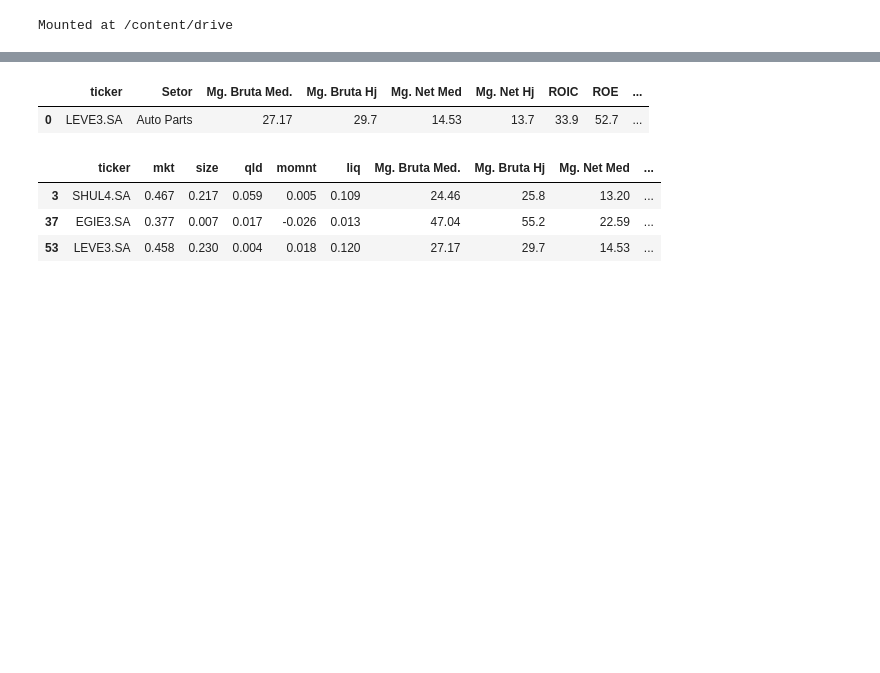
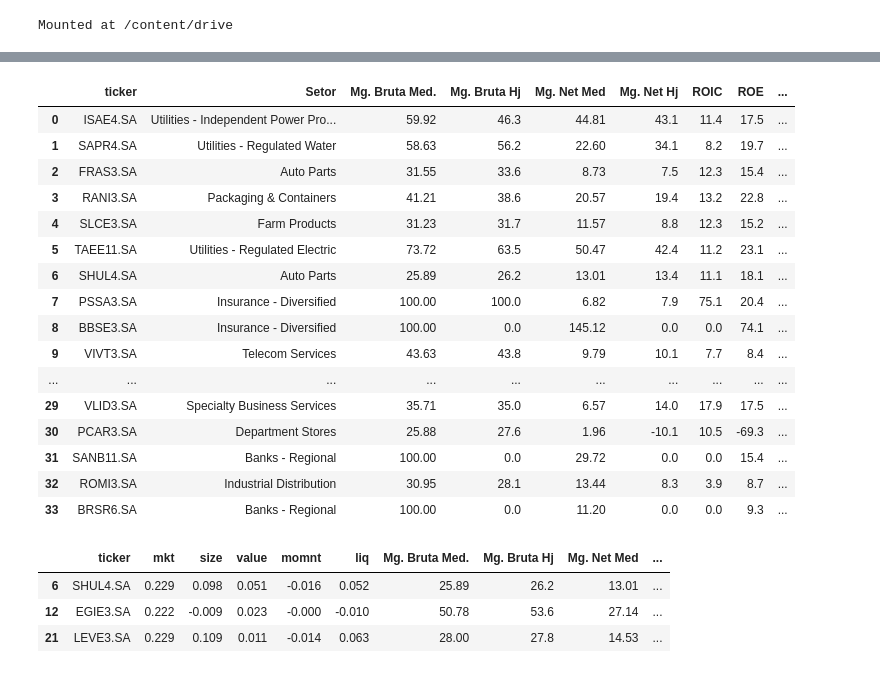
Before and after one commit to vinicius-vargas/robust-market-screener, a Jupyter notebook: stock_valuation.ipynb, the cells around one changed output, grey strips where cells are left out. Drawn from its saved outputs; the diff is of its cells as text; code cells hidden in the pictures; blank space fills up the shorter version.

```diff
--- a/stock_valuation.ipynb
+++ b/stock_valuation.ipynb
@@ -373,21 +360,35 @@ cheap_to_watch
 # %%
 ###########################################
 ### FINAL STOCK PICKING - IT MUST BE MANUAL
 ###########################################
 
 final_data = (
-    data # LEVE3
-    [(data.ticker == 'LEVE3.SA')]
-    #._append(to_watch)
+    data
+    #.append(to_watch)
     #.append(cheap_to_watch[cheap_to_watch.ticker == 'ROMI3.SA'])
     .drop_duplicates(subset='ticker', keep="first")
     .reset_index(drop=True)
 )
 
 final_data
 # %% [output]
 |  | ticker | Setor | Mg. Bruta Med. | Mg. Bruta Hj | Mg. Net Med | Mg. Net Hj | ROIC | ROE | ... |
-| 0 | LEVE3.SA | Auto Parts | 27.17 | 29.7 | 14.53 | 13.7 | 33.9 | 52.7 | ... |
+| 0 | ISAE4.SA | Utilities - Independent Power Pro... | 59.92 | 46.3 | 44.81 | 43.1 | 11.4 | 17.5 | ... |
+| 1 | SAPR4.SA | Utilities - Regulated Water | 58.63 | 56.2 | 22.60 | 34.1 | 8.2 | 19.7 | ... |
+| 2 | FRAS3.SA | Auto Parts | 31.55 | 33.6 | 8.73 | 7.5 | 12.3 | 15.4 | ... |
+| 3 | RANI3.SA | Packaging & Containers | 41.21 | 38.6 | 20.57 | 19.4 | 13.2 | 22.8 | ... |
+| 4 | SLCE3.SA | Farm Products | 31.23 | 31.7 | 11.57 | 8.8 | 12.3 | 15.2 | ... |
+| 5 | TAEE11.SA | Utilities - Regulated Electric | 73.72 | 63.5 | 50.47 | 42.4 | 11.2 | 23.1 | ... |
+| 6 | SHUL4.SA | Auto Parts | 25.89 | 26.2 | 13.01 | 13.4 | 11.1 | 18.1 | ... |
+| 7 | PSSA3.SA | Insurance - Diversified | 100.00 | 100.0 | 6.82 | 7.9 | 75.1 | 20.4 | ... |
+| 8 | BBSE3.SA | Insurance - Diversified | 100.00 | 0.0 | 145.12 | 0.0 | 0.0 | 74.1 | ... |
+| 9 | VIVT3.SA | Telecom Services | 43.63 | 43.8 | 9.79 | 10.1 | 7.7 | 8.4 | ... |
+| ... | ... | ... | ... | ... | ... | ... | ... | ... | ... |
+| 29 | VLID3.SA | Specialty Business Services | 35.71 | 35.0 | 6.57 | 14.0 | 17.9 | 17.5 | ... |
+| 30 | PCAR3.SA | Department Stores | 25.88 | 27.6 | 1.96 | -10.1 | 10.5 | -69.3 | ... |
+| 31 | SANB11.SA | Banks - Regional | 100.00 | 0.0 | 29.72 | 0.0 | 0.0 | 15.4 | ... |
+| 32 | ROMI3.SA | Industrial Distribution | 30.95 | 28.1 | 13.44 | 8.3 | 3.9 | 8.7 | ... |
+| 33 | BRSR6.SA | Banks - Regional | 100.00 | 0.0 | 11.20 | 0.0 | 0.0 | 9.3 | ... |
 # %%
 ### Save the output inside Google Drive
 final_data.to_csv('/content/drive/My Drive/data_lake/stock_valuation.csv', encoding='utf-8', index=False)
@@ -399,10 +400,10 @@ int_data[
     (int_data.ticker == 'EGIE3.SA') |
     (int_data.ticker == 'LEVE3.SA') |
     (int_data.ticker == 'SHUL4.SA')][
-        ['ticker', 'mkt',	'size',	'qld',	'momnt',	'liq',	'Mg. Bruta Med.',	'Mg. Bruta Hj',	'Mg. Net Med',	'Mg. Net Hj',	'Liq Corrente',	'Div. Yield Med',	'Div. Yield Hj',	'PSR Med',	'PSR Hj',	'PVP Med',	'PVP Hj',	'PL Med',	'PL Hj']
+        ['ticker', 'mkt',	'size',	'value',	'momnt',	'liq',	'Mg. Bruta Med.',	'Mg. Bruta Hj',	'Mg. Net Med',	'Mg. Net Hj',	'Liq Corrente',	'Div. Yield Hj',	'PSR Med',	'PSR Hj',	'PVP Med',	'PVP Hj',	'PL Med',	'PL Hj']
     ]
 # %% [output]
-|  | ticker | mkt | size | qld | momnt | liq | Mg. Bruta Med. | Mg. Bruta Hj | Mg. Net Med | ... |
-| 3 | SHUL4.SA | 0.467 | 0.217 | 0.059 | 0.005 | 0.109 | 24.46 | 25.8 | 13.20 | ... |
-| 37 | EGIE3.SA | 0.377 | 0.007 | 0.017 | -0.026 | 0.013 | 47.04 | 55.2 | 22.59 | ... |
-| 53 | LEVE3.SA | 0.458 | 0.230 | 0.004 | 0.018 | 0.120 | 27.17 | 29.7 | 14.53 | ... |
+|  | ticker | mkt | size | value | momnt | liq | Mg. Bruta Med. | Mg. Bruta Hj | Mg. Net Med | ... |
+| 6 | SHUL4.SA | 0.229 | 0.098 | 0.051 | -0.016 | 0.052 | 25.89 | 26.2 | 13.01 | ... |
+| 12 | EGIE3.SA | 0.222 | -0.009 | 0.023 | -0.000 | -0.010 | 50.78 | 53.6 | 27.14 | ... |
+| 21 | LEVE3.SA | 0.229 | 0.109 | 0.011 | -0.014 | 0.063 | 28.00 | 27.8 | 14.53 | ... |
```
Also changed, not shown: parts of 7 cells of this notebook.
